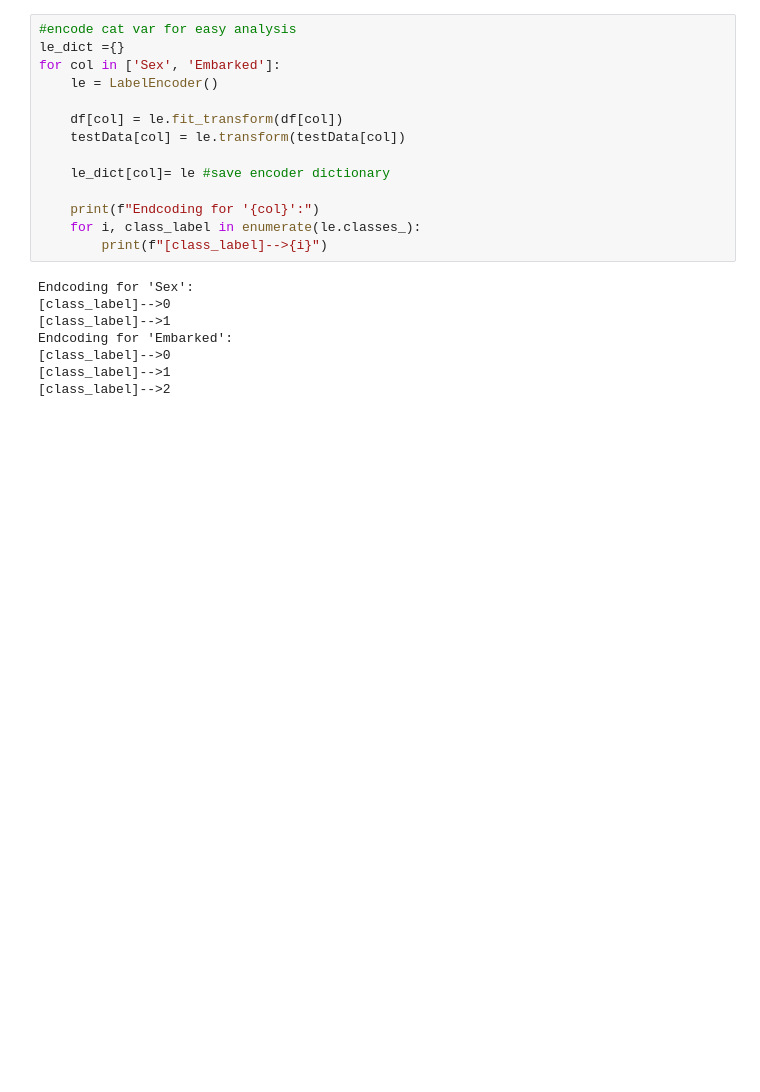
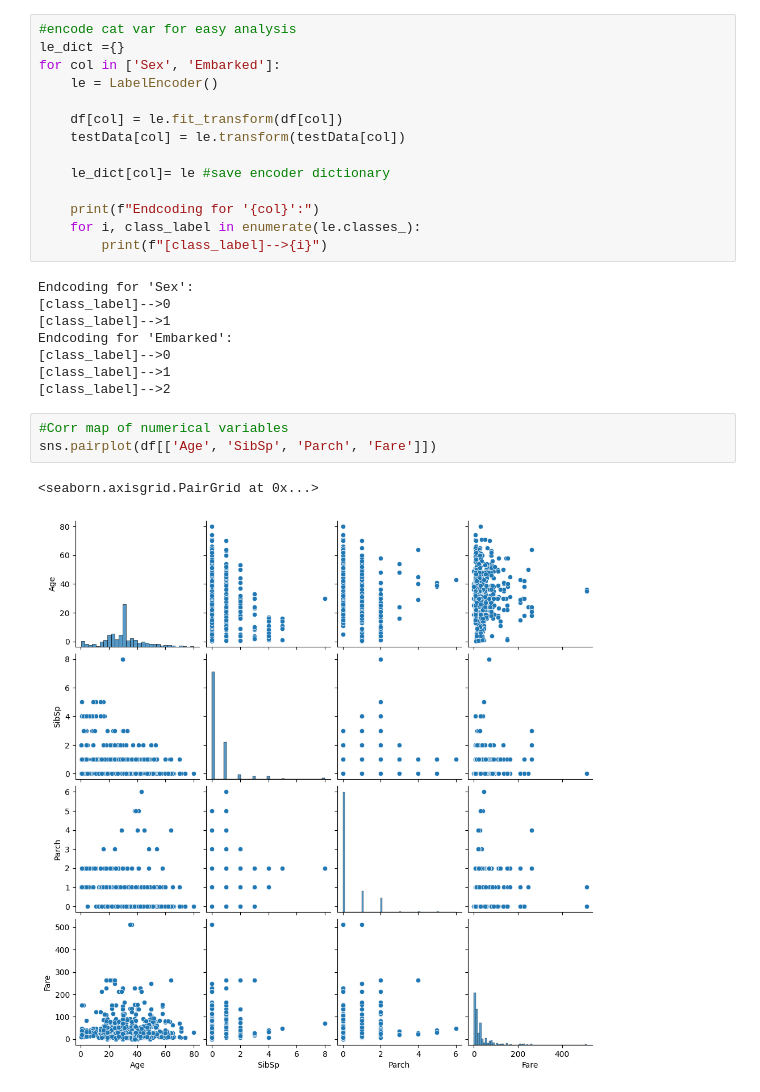
Before and after one commit to AndyZheng0/bus-analytics, a Jupyter notebook: titanic/W11 Predictive Analysis.ipynb, the cells around one changed output. Drawn from its saved outputs; the diff is of its cells as text; blank space fills up the shorter version.

```diff
--- a/titanic/W11 Predictive Analysis.ipynb
+++ b/titanic/W11 Predictive Analysis.ipynb
@@ -167,3 +167,9 @@ Endcoding for 'Embarked':
 [class_label]-->0
 [class_label]-->1
 [class_label]-->2
+# %%
+#Corr map of numerical variables
+sns.pairplot(df[['Age', 'SibSp', 'Parch', 'Fare']])
+# %% [output]
+<seaborn.axisgrid.PairGrid at 0x...>
+[figure, added]
```
Also changed, not shown: parts of 9 cells of this notebook, 2 other files.
